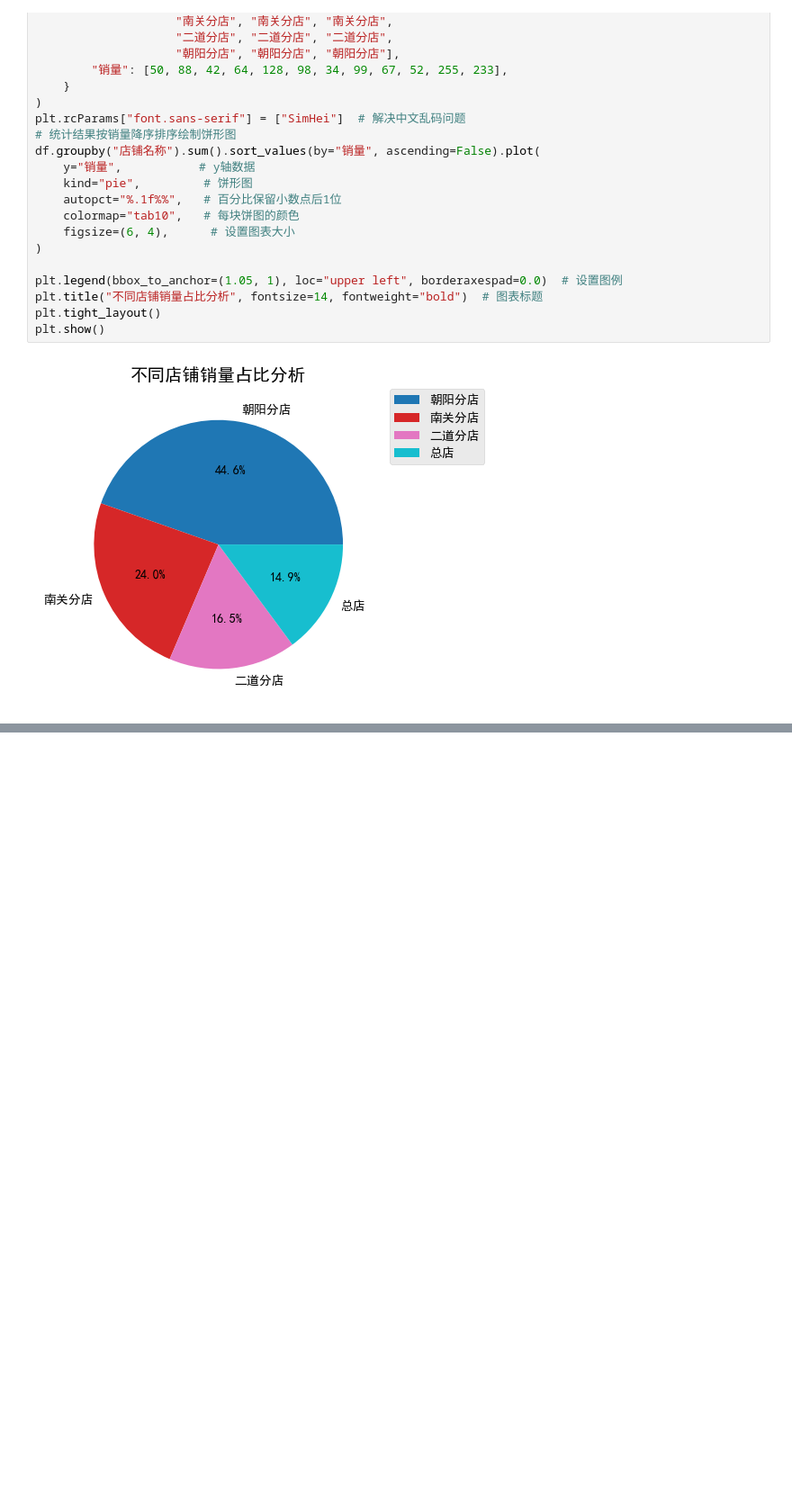
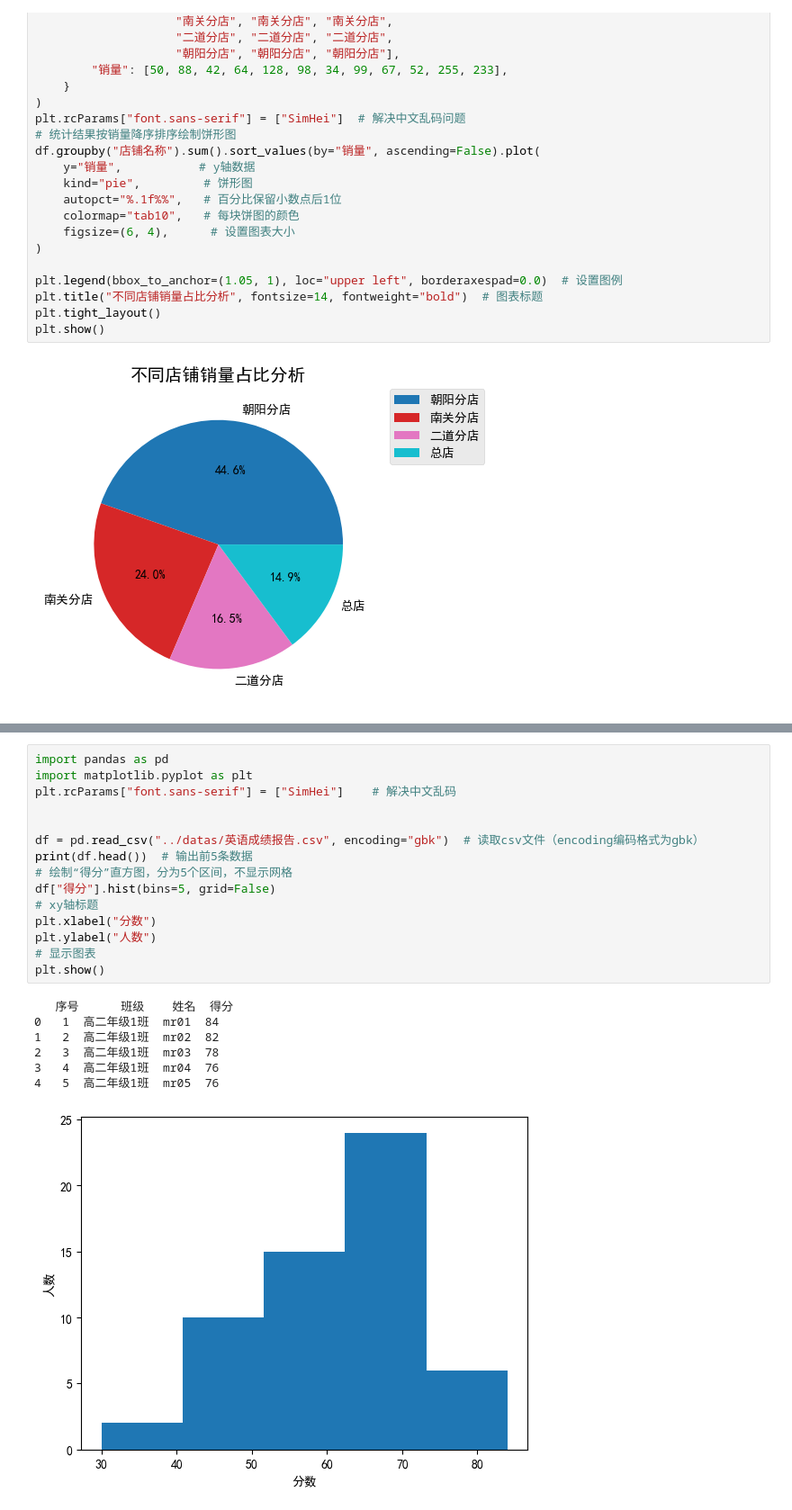
Before and after one commit to MercuryHaipeng/Python-Visualization-Tutorial, a Jupyter notebook: Chapter 3/3-1.ipynb, the cells around one changed output, grey strips where cells are left out. Shown at 90% size. Cells and saved outputs as stored; diff of their text form; blank space fills up the shorter version.

```diff
--- a/Chapter 3/3-1.ipynb
+++ b/Chapter 3/3-1.ipynb
@@ -170,0 +187,23 @@ plt.show()
+# %%
+import pandas as pd
+import matplotlib.pyplot as plt
+plt.rcParams["font.sans-serif"] = ["SimHei"]    # 解决中文乱码
+
+
+df = pd.read_csv("../datas/英语成绩报告.csv", encoding="gbk")  # 读取csv文件（encoding编码格式为gbk）
+print(df.head())  # 输出前5条数据
+# 绘制“得分”直方图，分为5个区间，不显示网格
+df["得分"].hist(bins=5, grid=False)
+# xy轴标题
+plt.xlabel("分数")
+plt.ylabel("人数")
+# 显示图表
+plt.show()
+# %% [output]
+   序号      班级    姓名  得分
+0   1  高二年级1班  mr01  84
+1   2  高二年级1班  mr02  82
+2   3  高二年级1班  mr03  78
+3   4  高二年级1班  mr04  76
+4   5  高二年级1班  mr05  76
+[figure, added]
```
Also changed, not shown: parts of 10 cells of this notebook, 2 other files.
